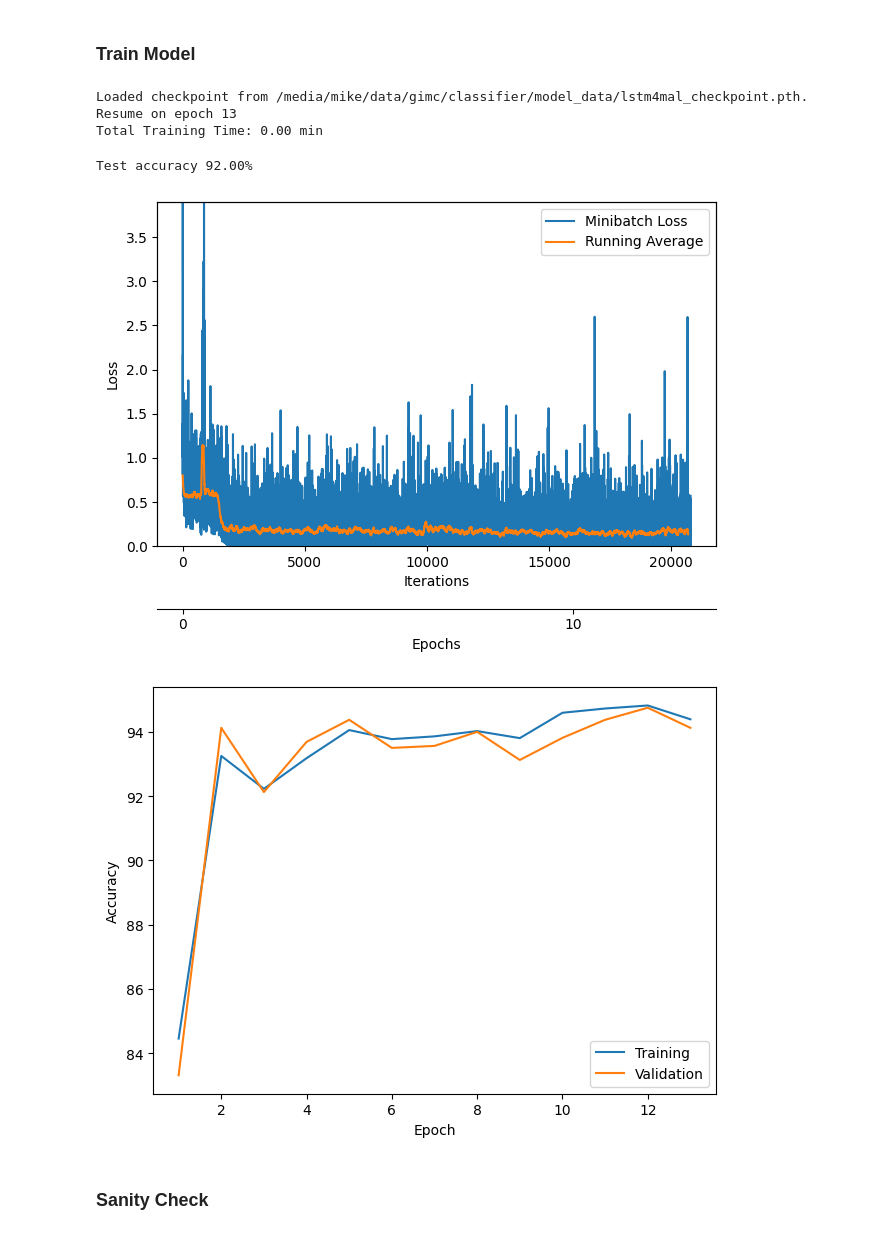
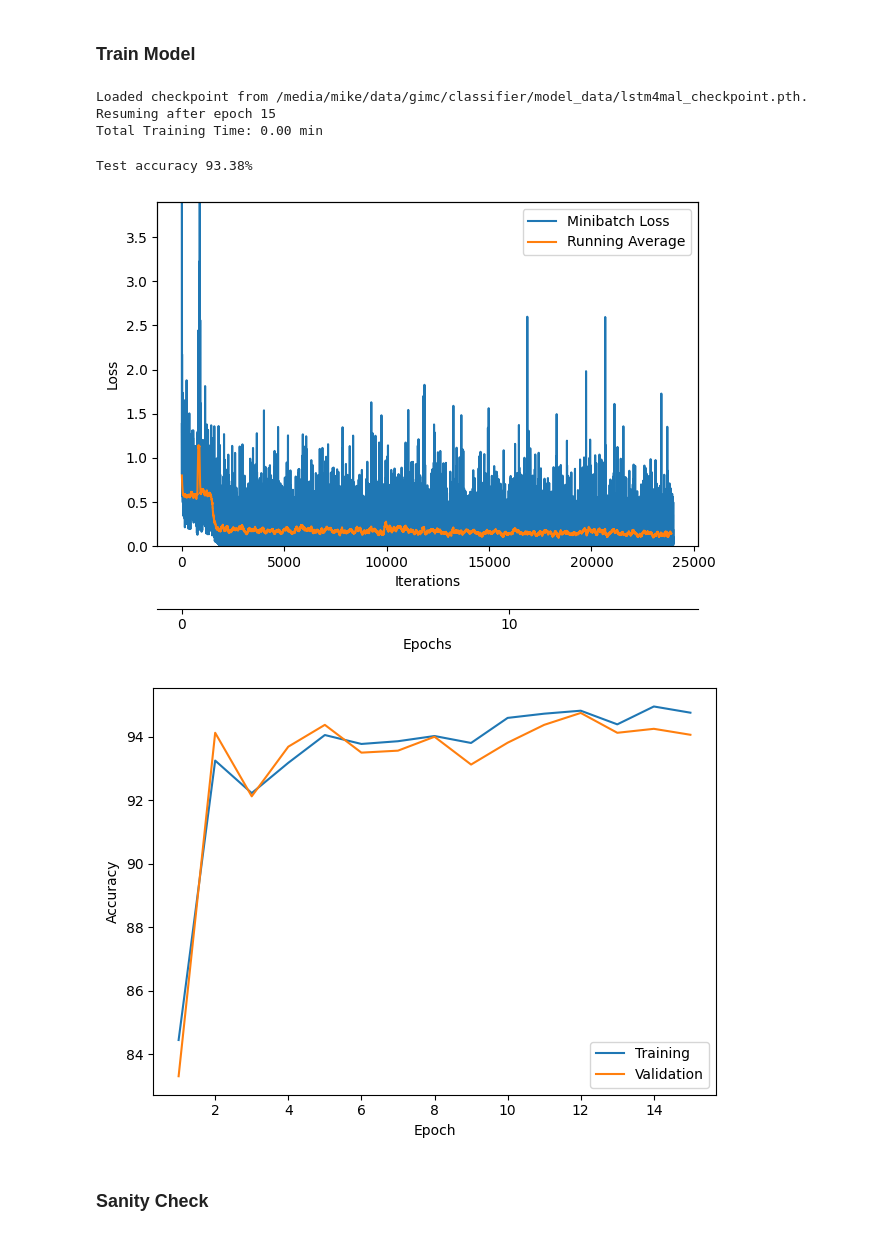
Before and after one commit to schladt/GIMC, a Jupyter notebook: classifier/lstm4mal.ipynb, the cells around one changed output. Drawn from its saved outputs; the diff is of its cells as text; code cells hidden in the pictures.

Commit message:
updated lstm testing

```diff
--- a/classifier/lstm4mal.ipynb
+++ b/classifier/lstm4mal.ipynb
@@ -197,38 +197,36 @@ scheduler = torch.optim.lr_scheduler.ReduceLROnPlateau(optimizer,
                                                        mode='max',
                                                        verbose=True)
 # %%
-
-NUM_EPOCHS = 13
 from utils.train import train_model
 from utils.plot import plot_accuracy, plot_training_loss
 
 model = model.to(DEVICE)
 minibatch_loss_list, train_acc_list, valid_acc_list = train_model(
     model=model,
     num_epochs=NUM_EPOCHS,
     train_loader=train_dataloader,
     valid_loader=val_dataloader,
     test_loader=test_dataloader,
     optimizer=optimizer,
     checkpoint_prefix=CHECKPOINT_PREFIX,
     device=DEVICE,
     logging_interval=10)
 
 plot_training_loss(minibatch_loss_list=minibatch_loss_list,
                    num_epochs=NUM_EPOCHS,
                    iter_per_epoch=len(train_dataloader),
                    results_dir=None,
                    averaging_iterations=100)
 
 plot_accuracy(train_acc_list=train_acc_list,
               valid_acc_list=valid_acc_list,
               results_dir=None)
 # %% [output]
-Loaded checkpoint from /media/mike/data/gimc/classifier/model_data/lstm4mal_checkpoint.pth. Resume on epoch 13
+Loaded checkpoint from /media/mike/data/gimc/classifier/model_data/lstm4mal_checkpoint.pth. Resuming after epoch 15
 Total Training Time: 0.00 min
-Test accuracy 92.00%
+Test accuracy 93.38%
-[figure, old version]
+[figure, new version]
-[figure, old version]
+[figure, new version]
 # %% [markdown]
 ### Sanity Check
 # %%
```
Also changed, not shown: parts of 2 cells of this notebook, 1 other file.
